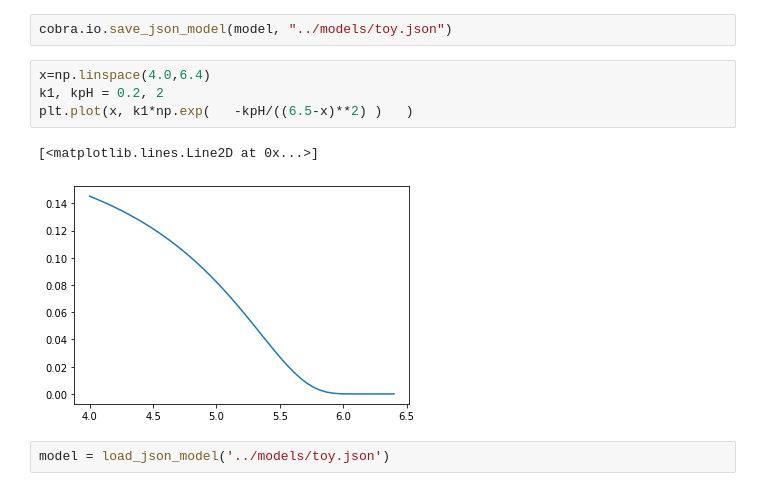
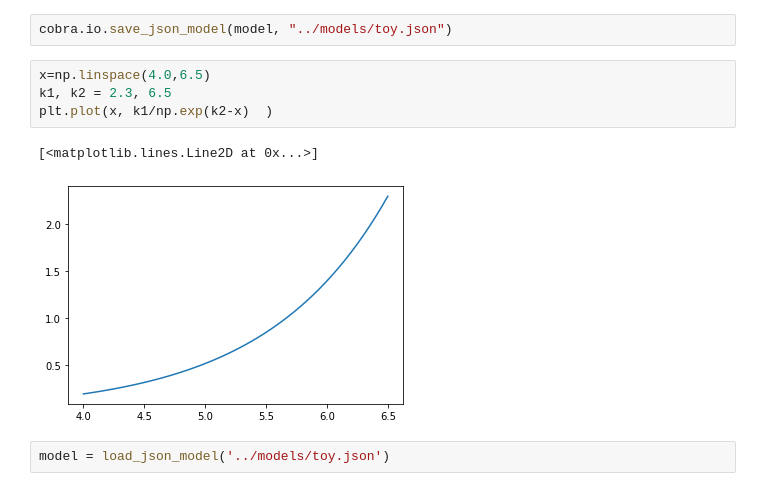
Before and after one commit to SizheQiu/LbPtEPS, a Jupyter notebook: workflow/GSMM_modification.ipynb, the cells around one changed output. Drawn from its saved outputs; the diff is of its cells as text.

```diff
--- a/workflow/GSMM_modification.ipynb
+++ b/workflow/GSMM_modification.ipynb
@@ -56,12 +56,12 @@ model.reactions.ACKr.lower_bound = 0.0
 # %%
 cobra.io.save_json_model(model, "../models/toy.json")
 # %%
-x=np.linspace(4.0,6.4)
-k1, kpH = 0.2, 2
-plt.plot(x, k1*np.exp(   -kpH/((6.5-x)**2) )   )
+x=np.linspace(4.0,6.5)
+k1, k2 = 2.3, 6.5
+plt.plot(x, k1/np.exp(k2-x)  )
 # %% [output]
 [<matplotlib.lines.Line2D at 0x...>]
-[figure, old version]
+[figure, new version]
 # %%
 model = load_json_model('../models/toy.json')
 # %%
```
Also changed, not shown: parts of 1 cell of this notebook, 1 other file.
